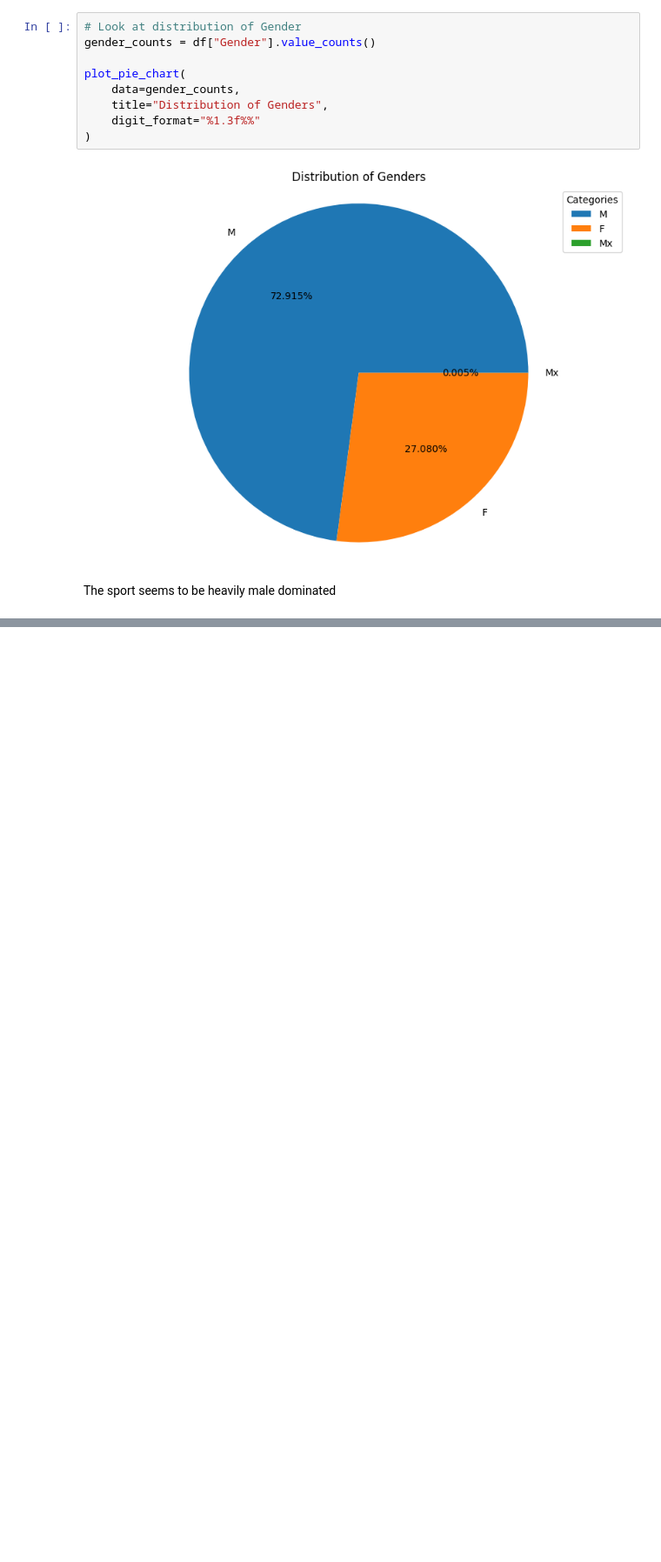
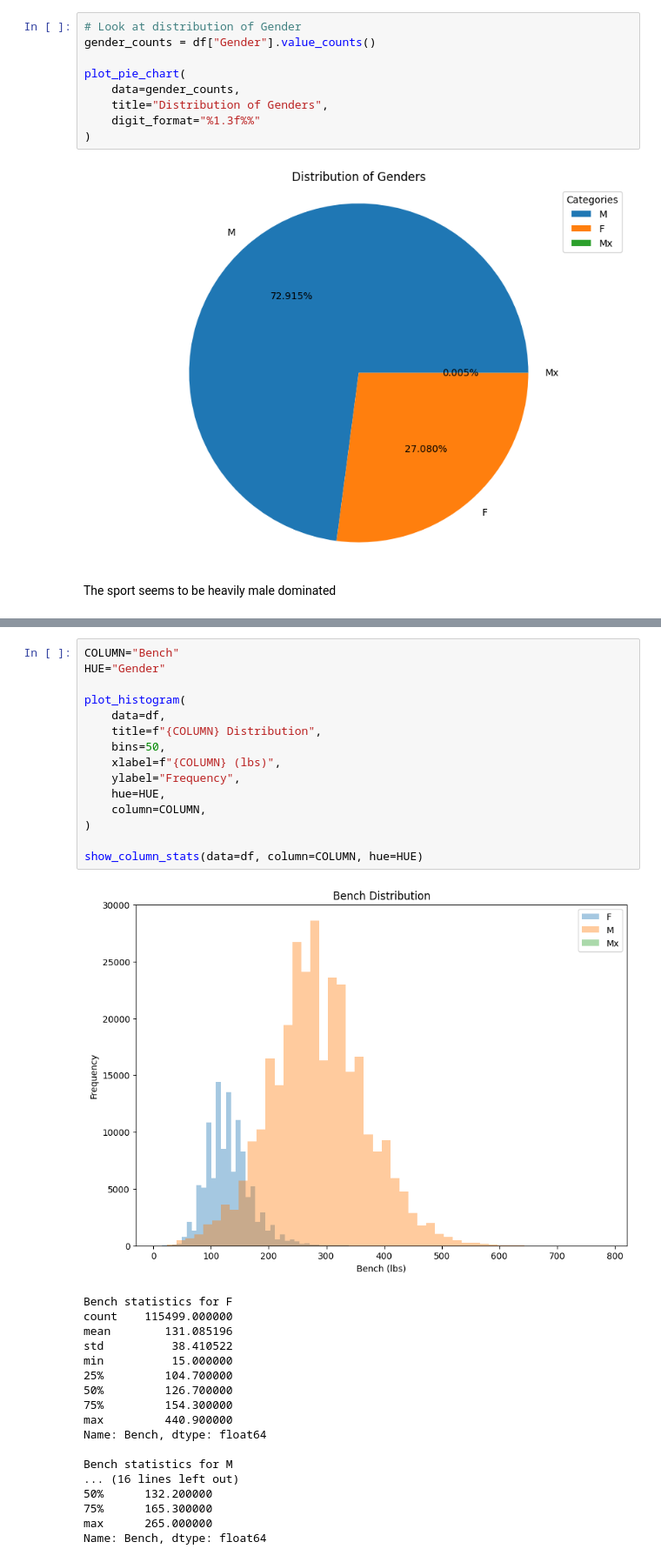
Before and after one commit to pranav142/Openpowerlifting-Database, a Jupyter notebook: notebooks/processed_EDA.ipynb, the cells around one changed output, grey strips where cells are left out. Shown at 87% size. Drawn from its saved outputs; the diff is of its cells as text; blank space fills up the shorter version.

```diff
--- a/notebooks/processed_EDA.ipynb
+++ b/notebooks/processed_EDA.ipynb
@@ -238,0 +294,34 @@ plot_histogram(
+# %%
+COLUMN="Bench"
+HUE="Gender"
+
+plot_histogram(
+    data=df,
+    title=f"{COLUMN} Distribution",
+    bins=50,
+    xlabel=f"{COLUMN} (lbs)",
+    ylabel="Frequency",
+    hue=HUE,
+    column=COLUMN,
+)
+
+show_column_stats(data=df, column=COLUMN, hue=HUE)
+# %% [output]
+[figure, added]
+Bench statistics for F
+count    115499.000000
+mean        131.085196
+std          38.410522
+min          15.000000
+25%         104.700000
+50%         126.700000
+75%         154.300000
+max         440.900000
+Name: Bench, dtype: float64
+
+Bench statistics for M
+... (16 lines left out)
+50%      132.200000
+75%      165.300000
+max      265.000000
+Name: Bench, dtype: float64
```
Also changed, not shown: parts of 10 cells of this notebook, 1 other file.
